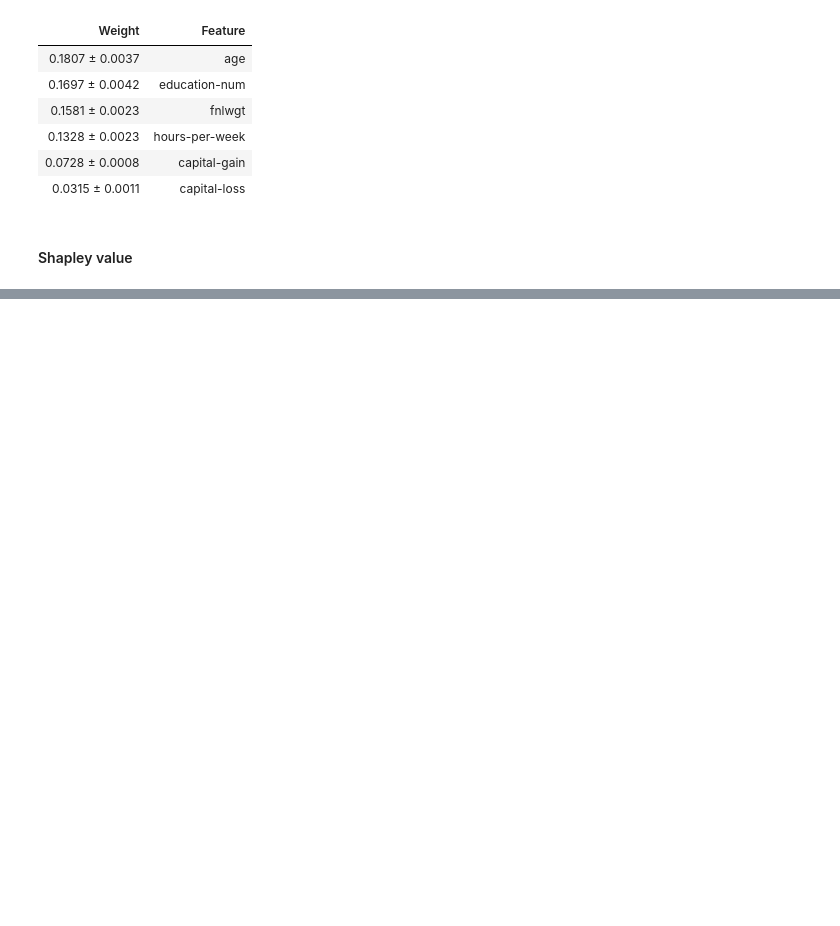
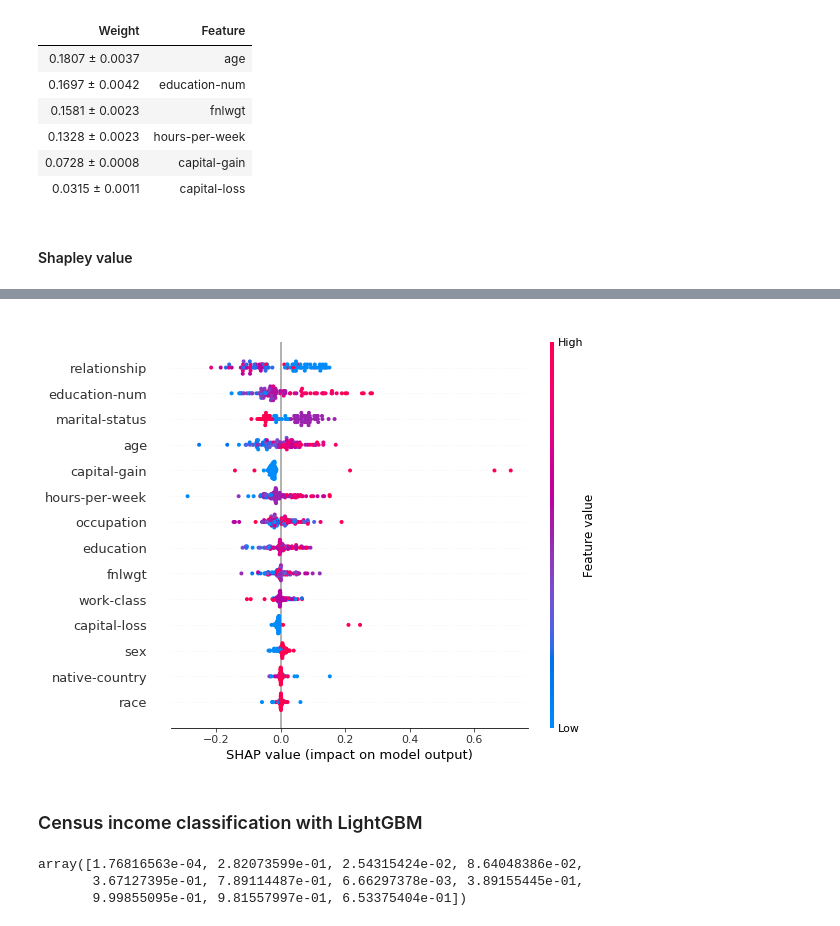
Before and after one commit to XiaoqiMa/Master-Thesis, a Jupyter notebook: Code/Jupyter-notebooks/feature_importance.ipynb, the cells around one changed output, grey strips where cells are left out. Drawn from its saved outputs; the diff is of its cells as text; code cells hidden in the pictures; blank space fills up the shorter version.

```diff
--- a/Code/Jupyter-notebooks/feature_importance.ipynb
+++ b/Code/Jupyter-notebooks/feature_importance.ipynb
@@ -206,10 +275,17 @@ eli5.show_weights(perm, feature_names=X_train.columns.tolist())
+# %%
+adult_data = pd.read_csv('../Datasets/adult_train.csv', index_col=0)
+data = DataEncoding(adult_data)
+df_adult = data.label_encoding()
+X = df_adult.drop('target', axis=1)
+y = df_adult['target'].astype(bool)
+
+rf_model = RandomForestClassifier(random_state=1, n_estimators=10).fit(X, y)
 # %%
 import shap
 
 shap.initjs()
 
 explainer = shap.TreeExplainer(rf_model)
-shap_values = explainer.shap_values(X_train.iloc[:200, :])
-shap.force_plot(explainer.expected_value[1], shap_values[1], X_train.iloc[:200, :])
+shap_values = explainer.shap_values(X.iloc[:100])
 # %% [output]
 [interactive output not drawn]
@@ -216,0 +296,4 @@ shap.force_plot(explainer.expected_value[1], shap_values[1], X_train.iloc[:200,
+# %%
+shap.summary_plot(shap_values[1], X.iloc[:100])
+# %% [output]
+[figure, added]
@@ -216,0 +303,2 @@ shap.force_plot(explainer.expected_value[1], shap_values[1], X_train.iloc[:200,
+# %% [markdown]
+### Census income classification with LightGBM
@@ -216,0 +334,6 @@ shap.force_plot(explainer.expected_value[1], shap_values[1], X_train.iloc[:200,
+# %%
+model.predict(X)[:11]
+# %% [output]
+array([1.76816563e-04, 2.82073599e-01, 2.54315424e-02, 8.64048386e-02,
+       3.67127395e-01, 7.89114487e-01, 6.66297378e-03, 3.89155445e-01,
+       9.99855095e-01, 9.81557997e-01, 6.53375404e-01])
```
Also changed, not shown: parts of 14 cells of this notebook, 1 other file.
